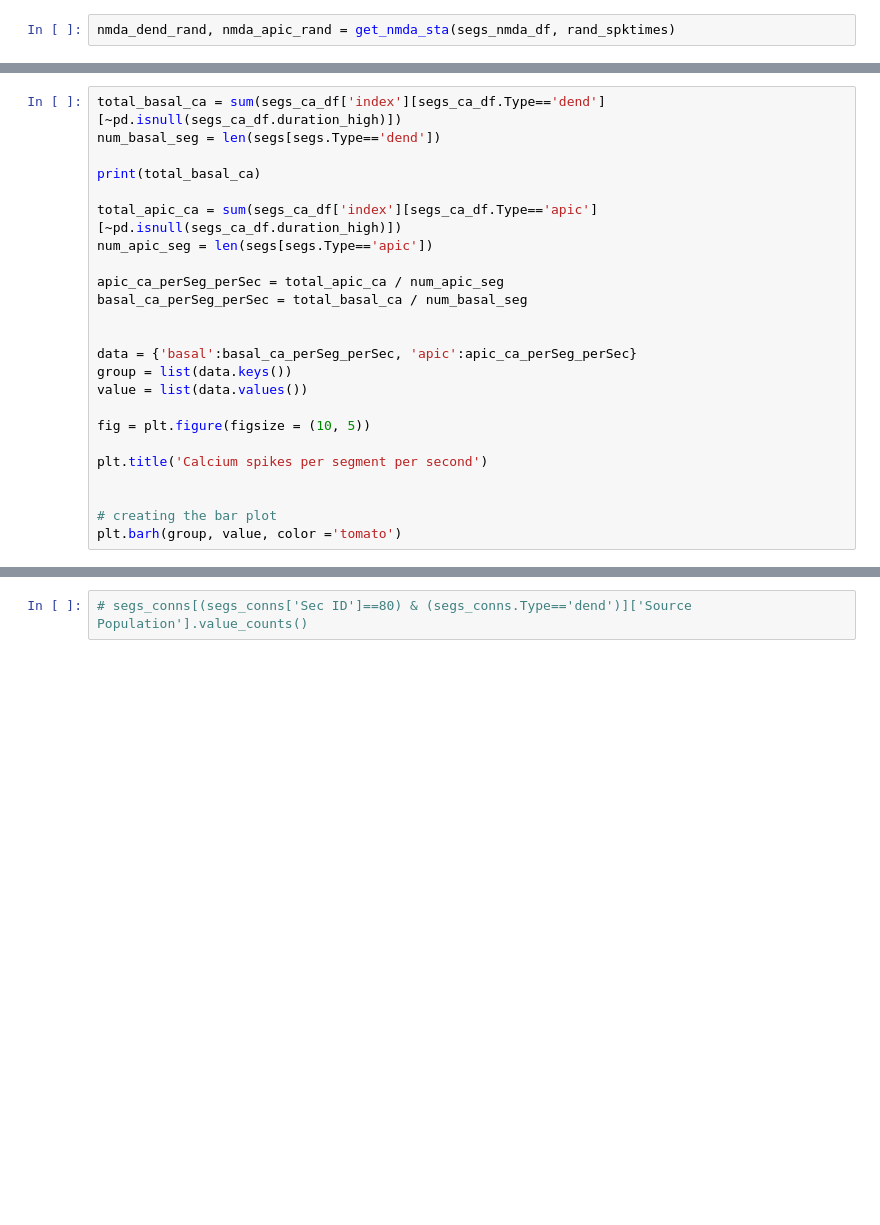
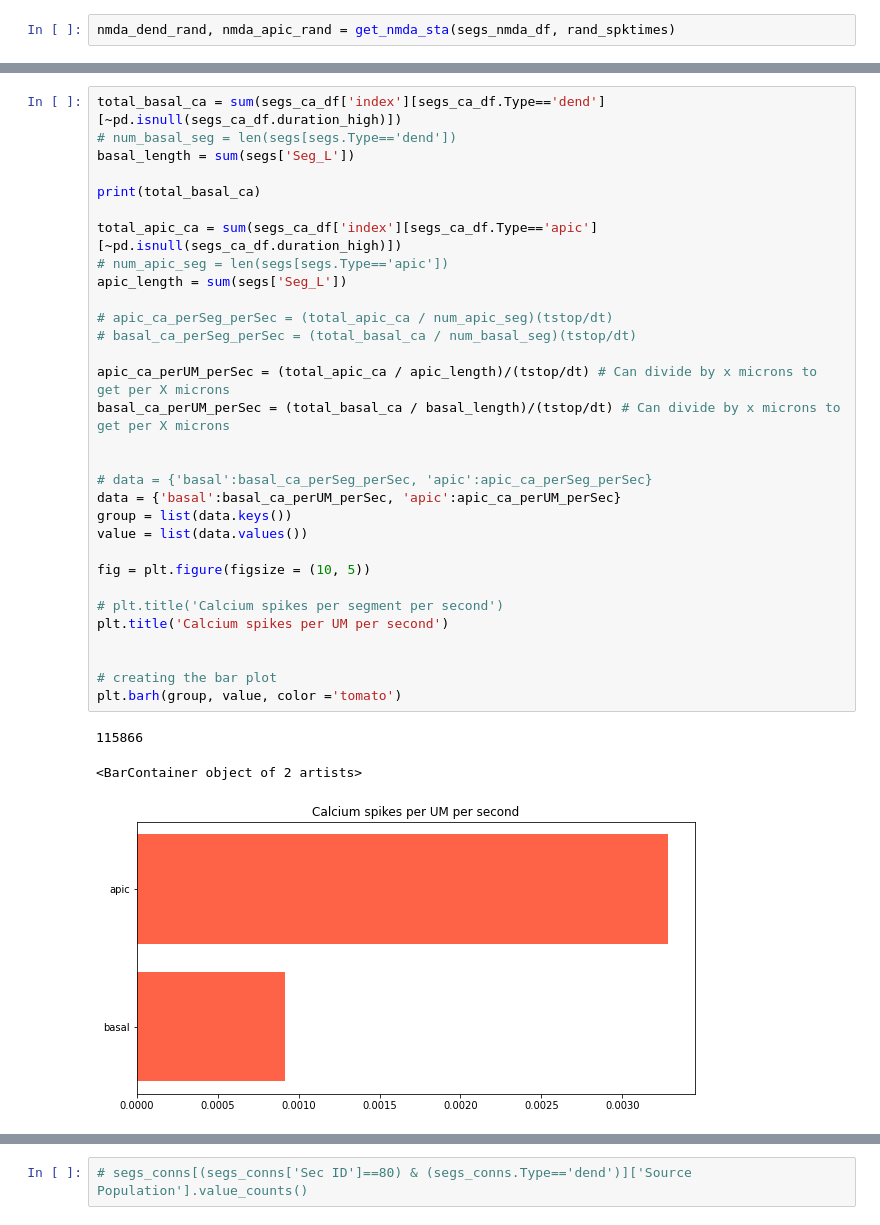
Before and after one commit to davidfague/Stylized-ReducedOrder-L5-Model, a Jupyter notebook: NMDAExploration.ipynb, the cells around one changed output, grey strips where cells are left out. Drawn from its saved outputs; the diff is of its cells as text; blank space fills up the shorter version.

```diff
--- a/NMDAExploration.ipynb
+++ b/NMDAExploration.ipynb
@@ -1020,27 +1103,38 @@ plt.barh(group, value, color ='powderblue')
 # %%
 total_basal_ca = sum(segs_ca_df['index'][segs_ca_df.Type=='dend'][~pd.isnull(segs_ca_df.duration_high)])
-num_basal_seg = len(segs[segs.Type=='dend'])
+# num_basal_seg = len(segs[segs.Type=='dend'])
+basal_length = sum(segs['Seg_L'])
 
 print(total_basal_ca)
 
 total_apic_ca = sum(segs_ca_df['index'][segs_ca_df.Type=='apic'][~pd.isnull(segs_ca_df.duration_high)])
-num_apic_seg = len(segs[segs.Type=='apic'])
+# num_apic_seg = len(segs[segs.Type=='apic'])
+apic_length = sum(segs['Seg_L'])
 
-apic_ca_perSeg_perSec = total_apic_ca / num_apic_seg
-basal_ca_perSeg_perSec = total_basal_ca / num_basal_seg
+# apic_ca_perSeg_perSec = (total_apic_ca / num_apic_seg)(tstop/dt)
+# basal_ca_perSeg_perSec = (total_basal_ca / num_basal_seg)(tstop/dt)
+
+apic_ca_perUM_perSec = (total_apic_ca / apic_length)/(tstop/dt) # Can divide by x microns to get per X microns
+basal_ca_perUM_perSec = (total_basal_ca / basal_length)/(tstop/dt) # Can divide by x microns to get per X microns
 
 
-data = {'basal':basal_ca_perSeg_perSec, 'apic':apic_ca_perSeg_perSec}
+# data = {'basal':basal_ca_perSeg_perSec, 'apic':apic_ca_perSeg_perSec}
+data = {'basal':basal_ca_perUM_perSec, 'apic':apic_ca_perUM_perSec}
 group = list(data.keys())
 value = list(data.values())
 
 fig = plt.figure(figsize = (10, 5))
 
-plt.title('Calcium spikes per segment per second')
+# plt.title('Calcium spikes per segment per second')
+plt.title('Calcium spikes per UM per second')
 
 
 # creating the bar plot
 plt.barh(group, value, color ='tomato')
+# %% [output]
+115866
+<BarContainer object of 2 artists>
+[figure, added]
 # %%
 for i in np.arange(0,10):
     plt.plot(np.arange(-40,95,5),nmda_dend[i]/np.sum(nmda_dend[i]))
```
Also changed, not shown: parts of 26 cells of this notebook.
